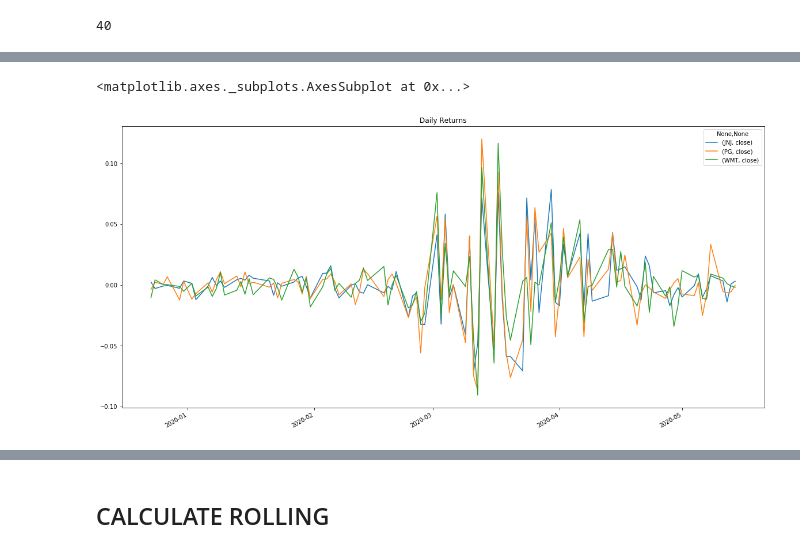
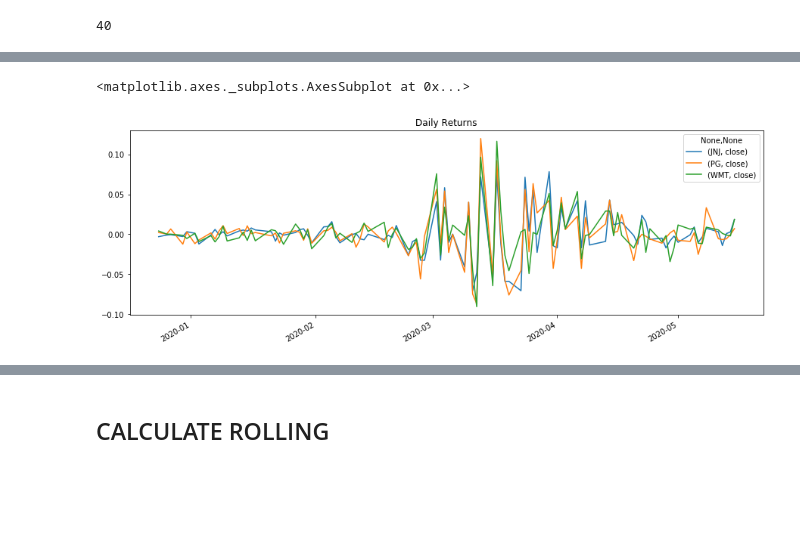
Before and after one commit to ianrunsalot/CU_Project1, a Jupyter notebook: Project_Outline/P1_Q3.ipynb, the cells around one changed output, grey strips where cells are left out. Drawn from its saved outputs; the diff is of its cells as text; code cells hidden in the pictures; blank space fills up the shorter version.

```diff
--- a/Project_Outline/P1_Q3.ipynb
+++ b/Project_Outline/P1_Q3.ipynb
@@ -137,9 +137,9 @@ resil_daily_returns.head(10)
 # %%
 #PLOT DAILY RETURNS FOR RESILIENT DF
-resil_daily_returns.plot(figsize=(20, 10), title="Daily Returns")
+resil_daily_returns.plot(figsize=(15, 5), title="Daily Returns")
 # %% [output]
 <matplotlib.axes._subplots.AxesSubplot at 0x...>
-[figure, old version]
+[figure, new version]
 # %%
 #CALCULATE AVERAGE DAILY RETURNS OF RESILIENT STOCKS
 avg_daily_return_wmt = resil_daily_returns.mean()['WMT']['close']
```
Also changed, not shown: parts of 30 cells of this notebook.
